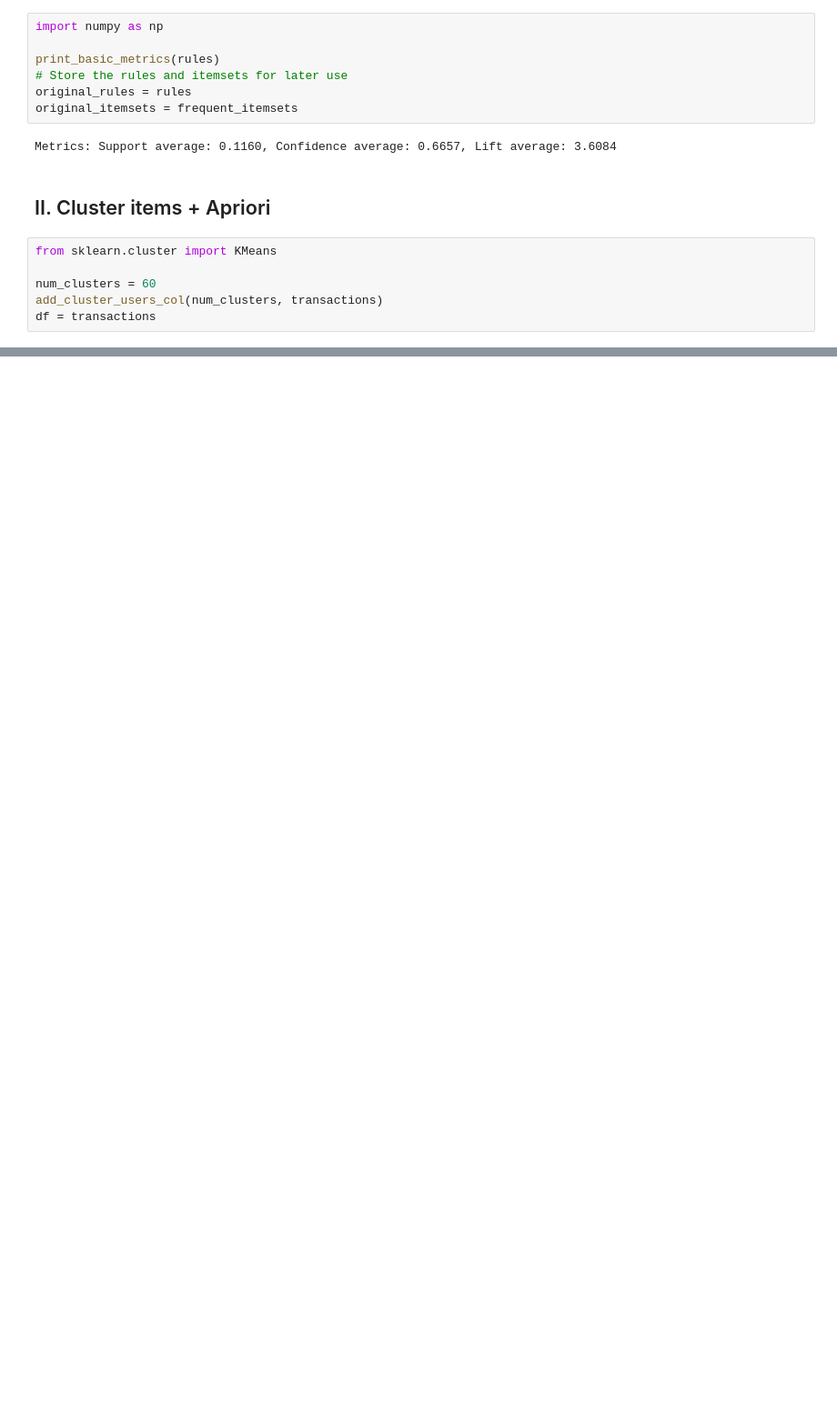
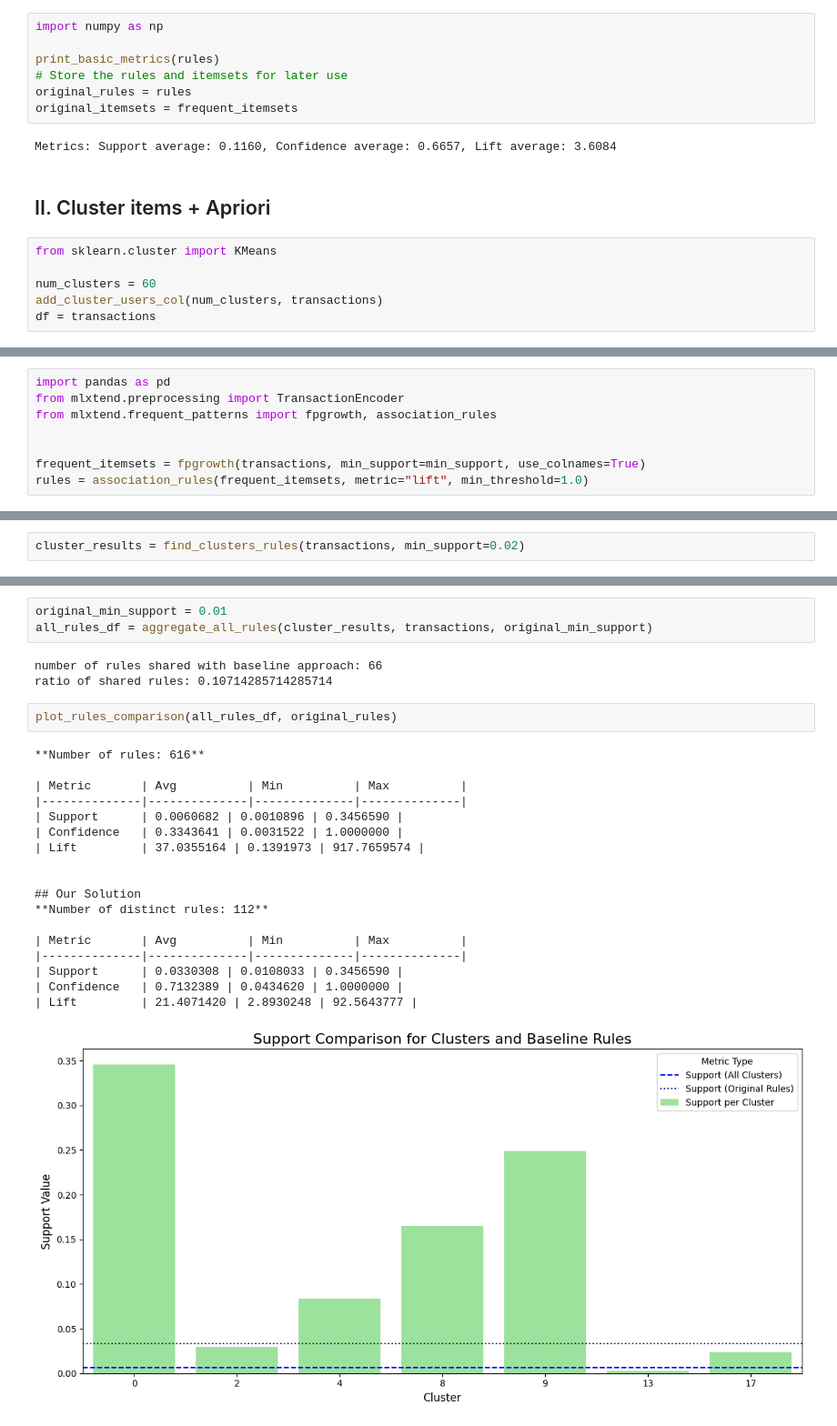
Before and after one commit to ItamarBerger/TabularDS, a Jupyter notebook: final_project/code/exmple_notebook.ipynb, the cells around one changed output, grey strips where cells are left out. Shown at 91% size. Drawn from its saved outputs; the diff is of its cells as text; blank space fills up the shorter version.

```diff
--- a/final_project/code/exmple_notebook.ipynb
+++ b/final_project/code/exmple_notebook.ipynb
@@ -529,0 +688,8 @@ plot_rules_comparison(all_rules_df)
+# %%
+import pandas as pd
+from mlxtend.preprocessing import TransactionEncoder
+from mlxtend.frequent_patterns import fpgrowth, association_rules
+
+
+frequent_itemsets = fpgrowth(transactions, min_support=min_support, use_colnames=True)
+rules = association_rules(frequent_itemsets, metric="lift", min_threshold=1.0)
@@ -529,0 +759,2 @@ plot_rules_comparison(all_rules_df)
+# %%
+cluster_results = find_clusters_rules(transactions, min_support=0.02)
@@ -529,0 +789,27 @@ plot_rules_comparison(all_rules_df)
+# %%
+original_min_support = 0.01
+all_rules_df = aggregate_all_rules(cluster_results, transactions, original_min_support)
+# %% [output]
+number of rules shared with baseline approach: 66
+ratio of shared rules: 0.10714285714285714
+# %%
+plot_rules_comparison(all_rules_df, original_rules)
+# %% [output]
+**Number of rules: 616**
+
+| Metric       | Avg          | Min          | Max          |
+|--------------|--------------|--------------|--------------|
+| Support      | 0.0060682 | 0.0010896 | 0.3456590 |
+| Confidence   | 0.3343641 | 0.0031522 | 1.0000000 |
+| Lift         | 37.0355164 | 0.1391973 | 917.7659574 |
+
+
+## Our Solution
+**Number of distinct rules: 112**
+
+| Metric       | Avg          | Min          | Max          |
+|--------------|--------------|--------------|--------------|
+| Support      | 0.0330308 | 0.0108033 | 0.3456590 |
+| Confidence   | 0.7132389 | 0.0434620 | 1.0000000 |
+| Lift         | 21.4071420 | 2.8930248 | 92.5643777 |
+[figure, added]
```
Also changed, not shown: parts of 28 cells of this notebook.
